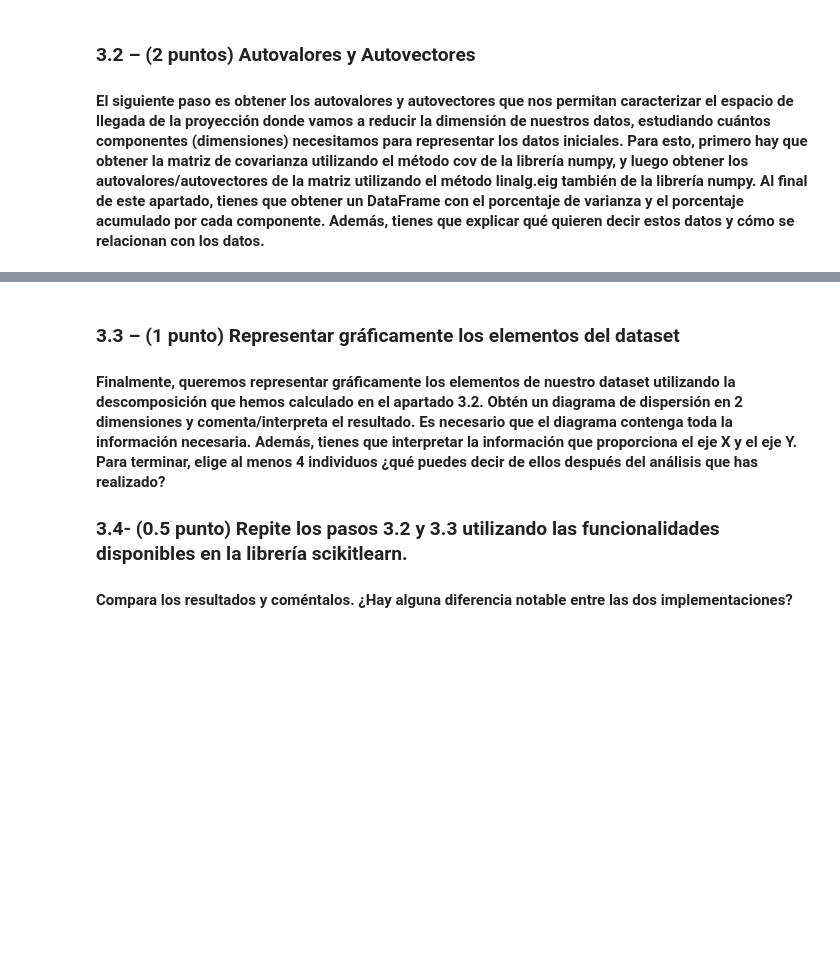
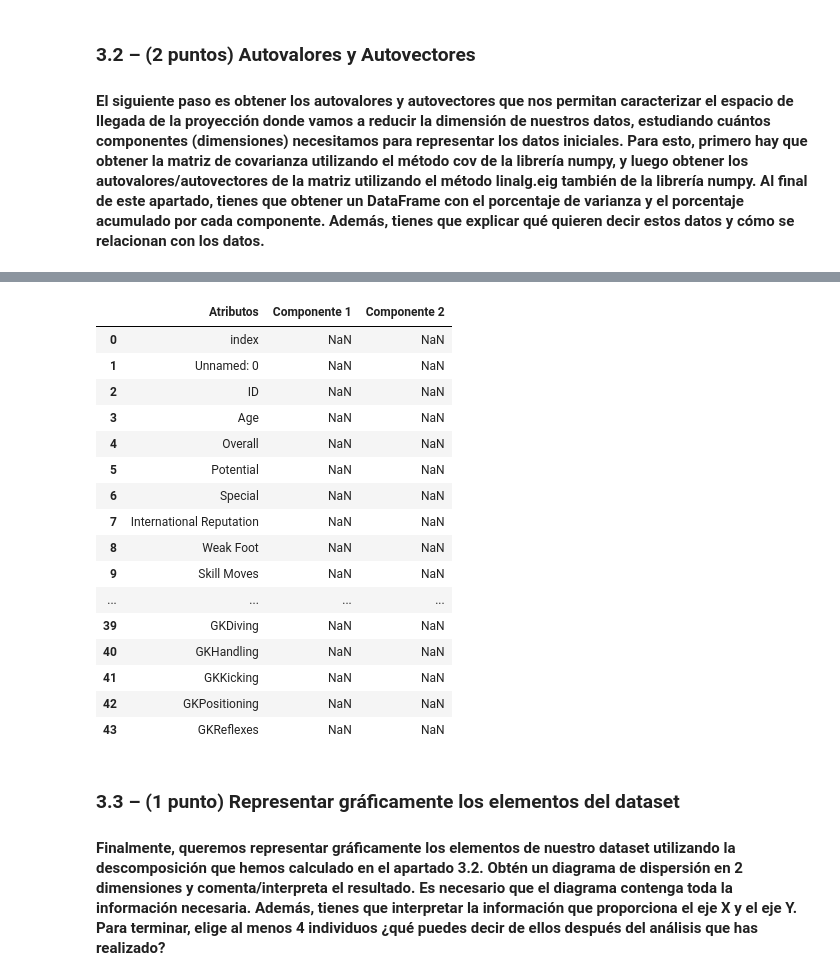
Before and after one commit to Jotivirix/Datamining_UFV, a Jupyter notebook: Lab1/entregable3/Lab1-Entregable3.ipynb, the cells around one changed output, grey strips where cells are left out. Saved outputs shown, nothing was run; the diff lists cells and outputs as text; code cells hidden in the pictures; blank space fills up the shorter version.

```diff
--- a/Lab1/entregable3/Lab1-Entregable3.ipynb
+++ b/Lab1/entregable3/Lab1-Entregable3.ipynb
@@ -115,5 +117,8 @@ print(df_transformed)
 # %% [markdown]
 ### 3.2 – (2 puntos) Autovalores y Autovectores
 #### El siguiente paso es obtener los autovalores y autovectores que nos permitan caracterizar el espacio de llegada de la proyección donde vamos a reducir la dimensión de nuestros datos, estudiando cuántos componentes (dimensiones) necesitamos para representar los datos iniciales. Para esto, primero hay que obtener la matriz de covarianza utilizando el método cov de la librería numpy, y luego obtener los autovalores/autovectores de la matriz utilizando el método linalg.eig también de la librería numpy. Al final de este apartado, tienes que obtener un DataFrame con el porcentaje de varianza y el porcentaje acumulado por cada componente. Además, tienes que explicar qué quieren decir estos datos y cómo se relacionan con los datos.
+# %%
+df_varianza = pd.DataFrame({"% varianza" : [], "% acumulado" : []})
+df_componentes = pd.DataFrame({'Atributos':[], 'Componente 1': [], 'Componente 2': []})
 # %%
 #Ya tenemos calculada la matriz con los datos normalizados, por lo que procedemos a obtener la matriz de covarianza
@@ -161,6 +238,24 @@ print("Eigen value is :", tarda)
+# %%
+df_componentes['Atributos'] = df.columns
+df_componentes
+# %% [output]
+|  | Atributos | Componente 1 | Componente 2 |
+| 0 | index | NaN | NaN |
+| 1 | Unnamed: 0 | NaN | NaN |
+| 2 | ID | NaN | NaN |
+| 3 | Age | NaN | NaN |
+| 4 | Overall | NaN | NaN |
+| 5 | Potential | NaN | NaN |
+| 6 | Special | NaN | NaN |
+| 7 | International Reputation | NaN | NaN |
+| 8 | Weak Foot | NaN | NaN |
+| 9 | Skill Moves | NaN | NaN |
+| ... | ... | ... | ... |
+| 39 | GKDiving | NaN | NaN |
+| 40 | GKHandling | NaN | NaN |
+| 41 | GKKicking | NaN | NaN |
+| 42 | GKPositioning | NaN | NaN |
+| 43 | GKReflexes | NaN | NaN |
 # %% [markdown]
 ### 3.3 – (1 punto) Representar gráficamente los elementos del dataset
 #### Finalmente, queremos representar gráficamente los elementos de nuestro dataset utilizando la descomposición que hemos calculado en el apartado 3.2. Obtén un diagrama de dispersión en 2 dimensiones y comenta/interpreta el resultado. Es necesario que el diagrama contenga toda la información necesaria. Además, tienes que interpretar la información que proporciona el eje X y el eje Y. Para terminar, elige al menos 4 individuos ¿qué puedes decir de ellos después del análisis que has realizado?
-
-### 3.4- (0.5 punto) Repite los pasos 3.2 y 3.3 utilizando las funcionalidades disponibles en la librería scikitlearn.
-#### Compara los resultados y coméntalos. ¿Hay alguna diferencia notable entre las dos implementaciones?
```
Also changed, not shown: parts of 12 cells of this notebook, 17 other files.
